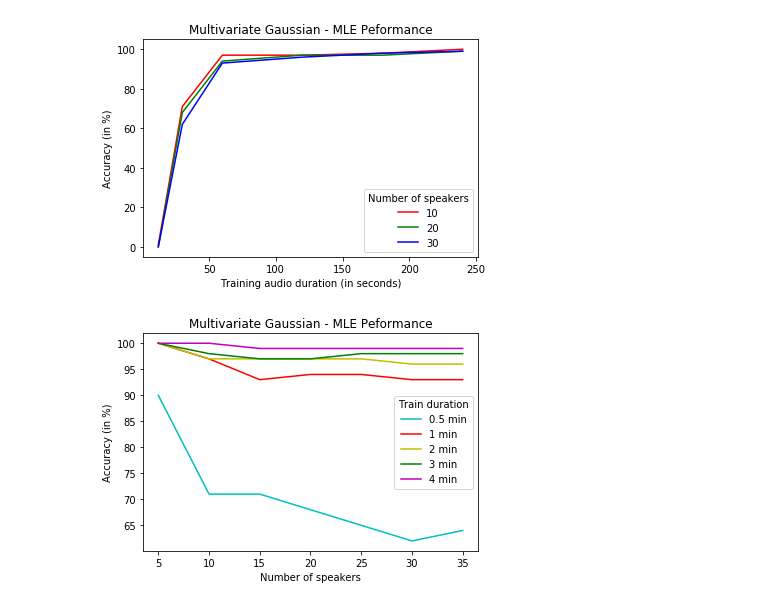
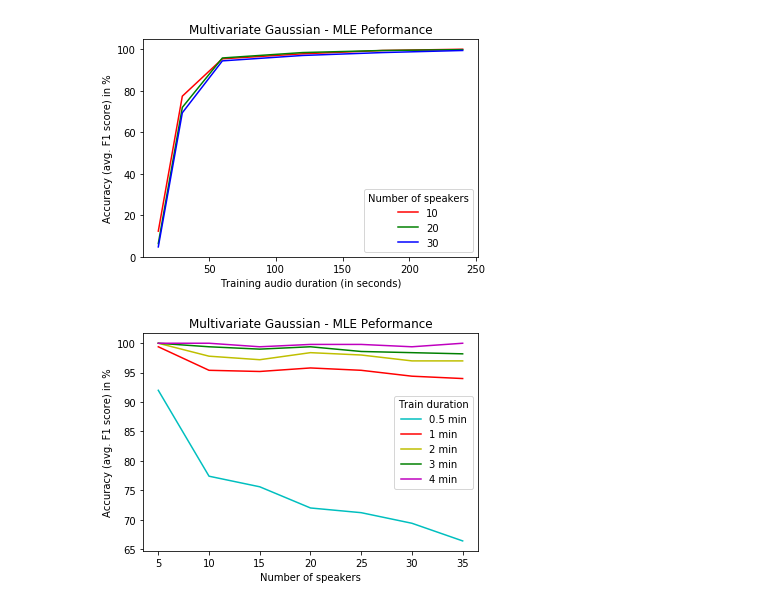
Before and after one commit to anshulshah96/Voice-Synthesizer, a Jupyter notebook: notebooks/plots/MGauss_Plot.ipynb, the cells around one changed output. Cells and saved outputs as stored; diff of their text form; code cells hidden in the pictures.

Commit message:
Adds MGauss Plot

```diff
--- a/notebooks/plots/MGauss_Plot.ipynb
+++ b/notebooks/plots/MGauss_Plot.ipynb
@@ -14,7 +14,7 @@ import matplotlib.pyplot as plt
 import matplotlib.patches as mpatches
 
 
-data = joblib.load('../../outputs/MGauss_plot.pkl')
+data = joblib.load('../../outputs/MGauss_plot_5.pkl')
 # %%
 x = [0.02,0.05,0.1,0.2,0.3,0.4]
 y1 = [100*data[(5,i)] for i in x]
@@ -34,12 +34,12 @@ plt.plot(x, y4, 'g', label = '20')
 plt.plot(x, y6, 'b', label = '30')
 #plt.plot(x, y7, 'k', label = '35')
 plt.xlabel('Training audio duration (in seconds)');
-plt.ylabel('Accuracy (in %)');
+plt.ylabel('Accuracy (avg. F1 score) in %');
 plt.legend(title = 'Number of speakers');
 plt.title('Multivariate Gaussian - MLE Peformance')
 plt.show();
 # %% [output]
-[figure, old version]
+[figure, new version]
 # %%
 a = [5,10,15,20,25,30,35]
 b1 = [100*data[(i,0.05)] for i in a]
@@ -50,13 +50,13 @@ b5 = [100*data[(i,0.4)] for i in a]
 # %%
 plt.plot(a, b1, 'c', label = '0.5 min')
 plt.plot(a, b2, 'r', label = '1 min')
 plt.plot(a, b3, 'y', label = '2 min')
 plt.plot(a, b4, 'g', label = '3 min')
 plt.plot(a, b5, 'm', label = '4 min')
 plt.xlabel('Number of speakers');
-plt.ylabel('Accuracy (in %)');
+plt.ylabel('Accuracy (avg. F1 score) in %');
 plt.legend(title = 'Train duration');
 plt.title('Multivariate Gaussian - MLE Peformance')
 plt.show();
 # %% [output]
-[figure, old version]
+[figure, new version]
```
